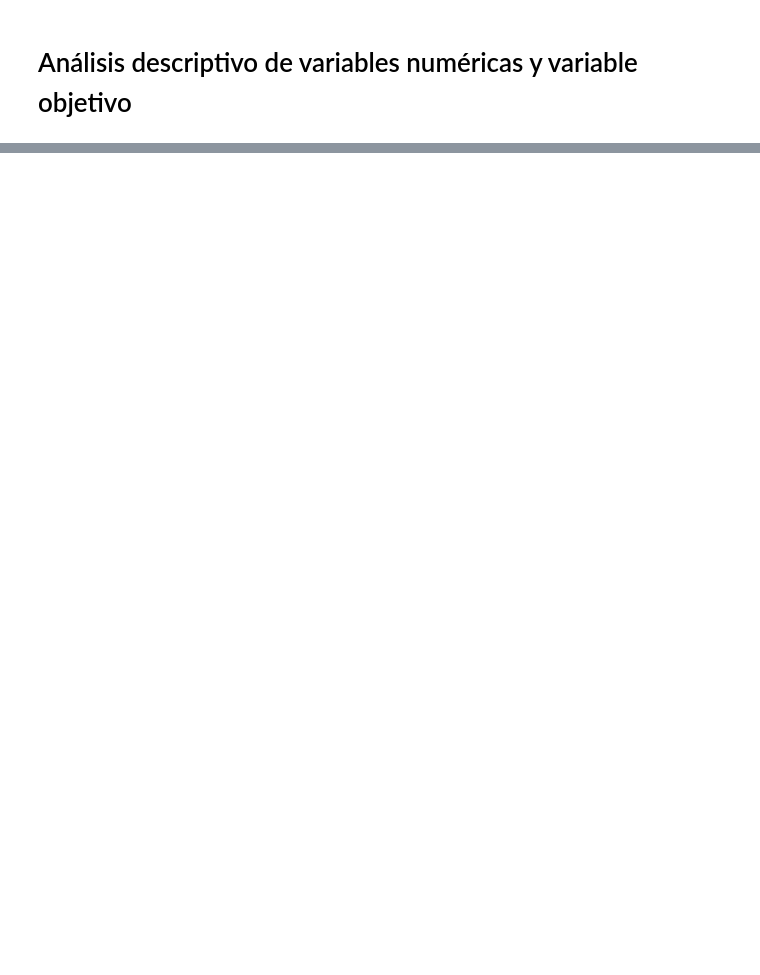
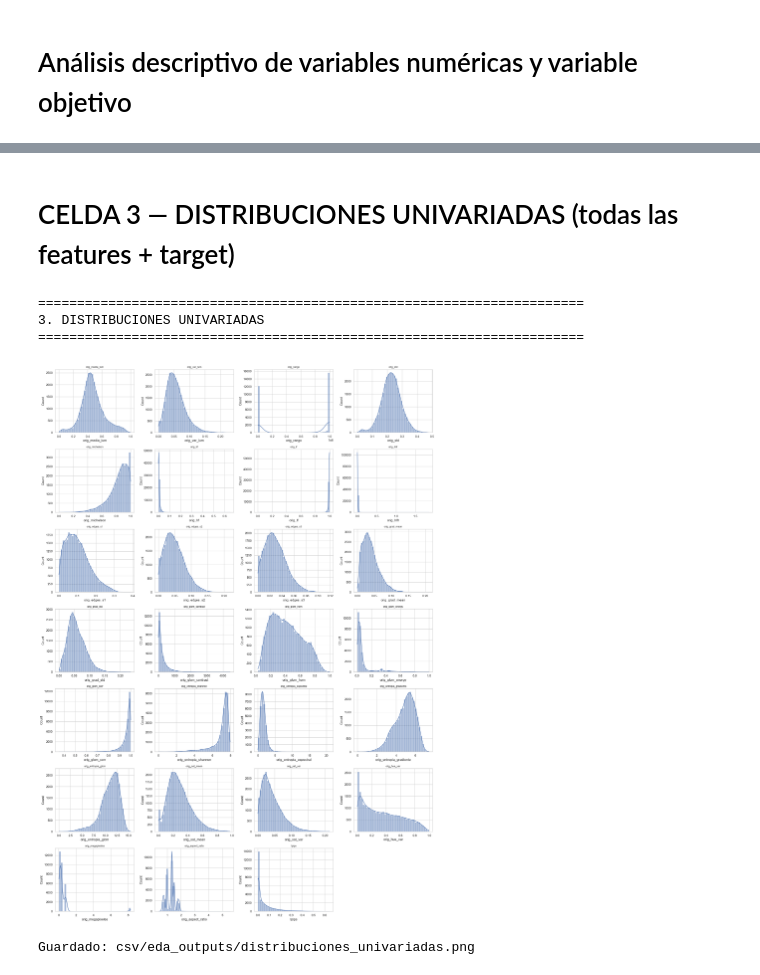
Before and after one commit to Santiago2004tt/Trabajo_Grado, a Jupyter notebook: limpiar_dataset.ipynb, the cells around one changed output, grey strips where cells are left out. Saved outputs shown, nothing was run; the diff lists cells and outputs as text; code cells hidden in the pictures; blank space fills up the shorter version.

```diff
--- a/limpiar_dataset.ipynb
+++ b/limpiar_dataset.ipynb
@@ -1253,0 +182,31 @@ Sin infinitos:            True
+# %% [markdown]
+# CELDA 3 — DISTRIBUCIONES UNIVARIADAS (todas las features + target)
+# %%
+print("=" * 70)
+print("3. DISTRIBUCIONES UNIVARIADAS")
+print("=" * 70)
+
+n_cols_grid = 4
+cols_a_graficar = features_orig + [target]
+n_rows_grid = int(np.ceil(len(cols_a_graficar) / n_cols_grid))
+
+fig, axes = plt.subplots(n_rows_grid, n_cols_grid, figsize=(20, 4 * n_rows_grid))
+axes = axes.ravel()
+
+for i, col in enumerate(cols_a_graficar):
+    sns.histplot(df[col].dropna(), kde=True, ax=axes[i], bins=40)
+    axes[i].set_title(col, fontsize=9)
+
+for j in range(len(cols_a_graficar), len(axes)):
+    fig.delaxes(axes[j])
+
+plt.tight_layout()
+plt.savefig(f"{OUT_DIR}/distribuciones_univariadas.png", dpi=130)
+plt.show()
+print(f"Guardado: {OUT_DIR}/distribuciones_univariadas.png")
+# %% [output]
+======================================================================
+3. DISTRIBUCIONES UNIVARIADAS
+======================================================================
+[figure, added]
+Guardado: csv/eda_outputs/distribuciones_univariadas.png
```
Also changed, not shown: parts of 89 cells of this notebook.
